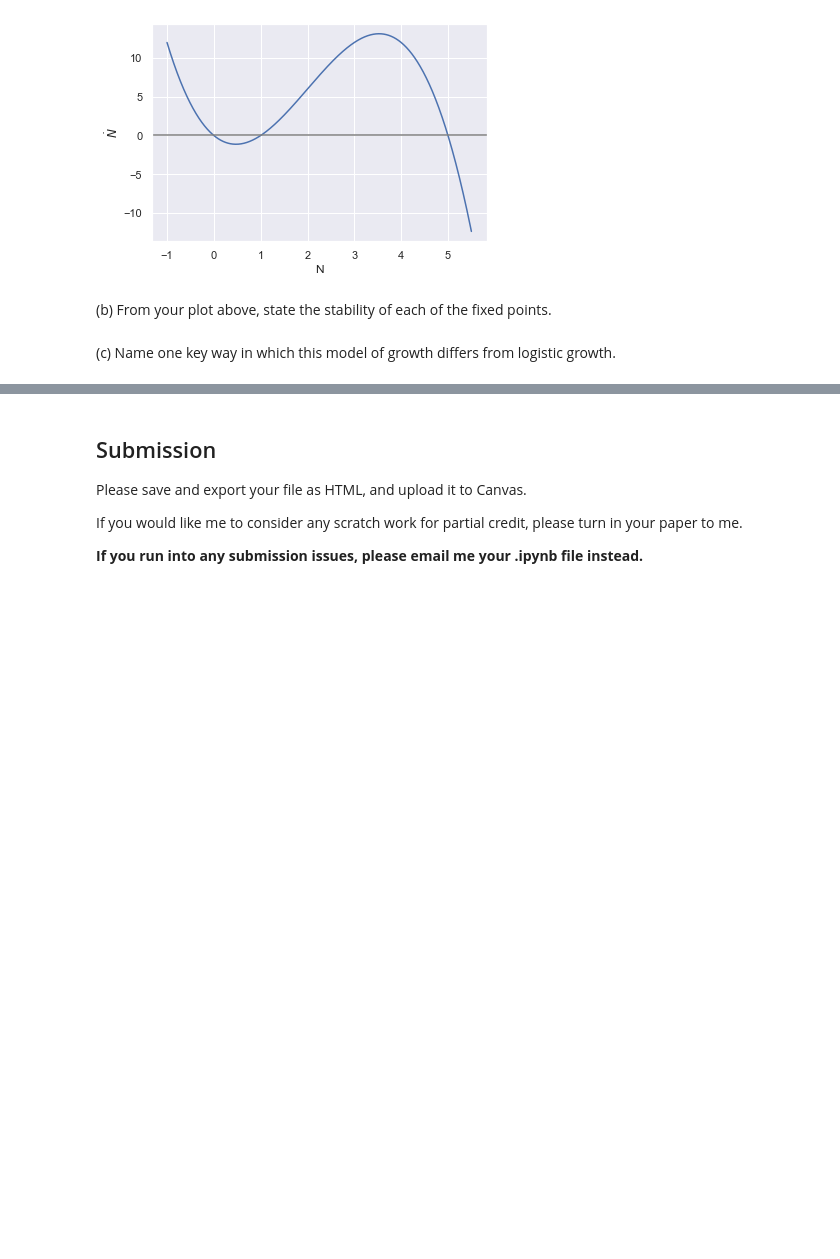
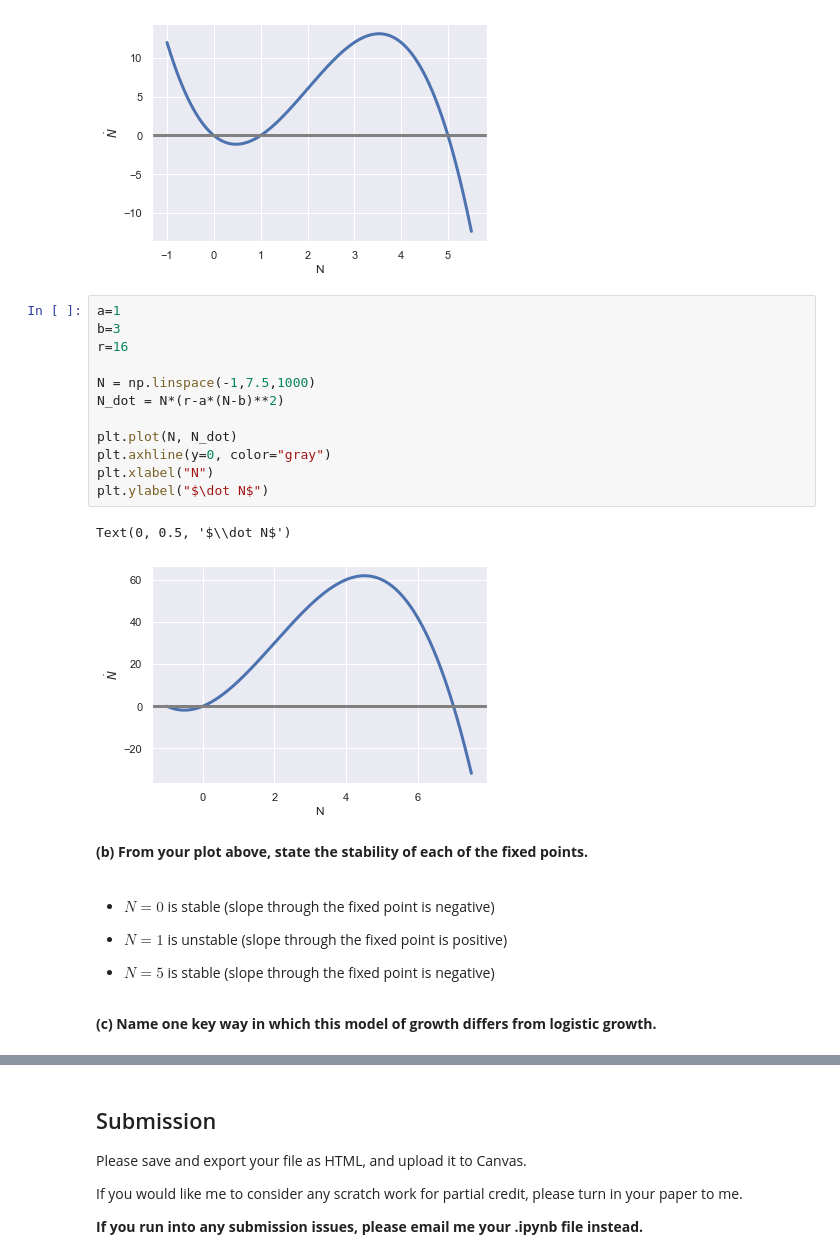
Before and after one commit to sbeeler/BIOL301_Fall2022, a Jupyter notebook: _sources/Midterm1_KEY.ipynb, the cells around one changed output, grey strips where cells are left out. Cells and saved outputs as stored; diff of their text form; blank space fills up the shorter version.

```diff
--- a/_sources/Midterm1_KEY.ipynb
+++ b/_sources/Midterm1_KEY.ipynb
@@ -42,7 +55,28 @@ plt.ylabel("$\dot N$")
 # %% [output]
 Text(0, 0.5, '$\\dot N$')
 [figure]
+# %%
+a=1
+b=3
+r=16
+
+N = np.linspace(-1,7.5,1000)
+N_dot = N*(r-a*(N-b)**2)
+
+plt.plot(N, N_dot)
+plt.axhline(y=0, color="gray")
+plt.xlabel("N")
+plt.ylabel("$\dot N$")
+# %% [output]
+Text(0, 0.5, '$\\dot N$')
+[figure, added]
 # %% [markdown]
-(b) From your plot above, state the stability of each of the fixed points.
+**(b) From your plot above, state the stability of each of the fixed points.**
+# %% [markdown]
+- $N = 0$ is stable (slope through the fixed point is negative)
+
+- $N = 1$ is unstable (slope through the fixed point is positive)
+
+- $N = 5$ is stable (slope through the fixed point is negative)
 # %% [markdown]
-(c) Name one key way in which this model of growth differs from logistic growth.
+**(c) Name one key way in which this model of growth differs from logistic growth.**
```
Also changed, not shown: parts of 18 cells of this notebook, 56 other files.
